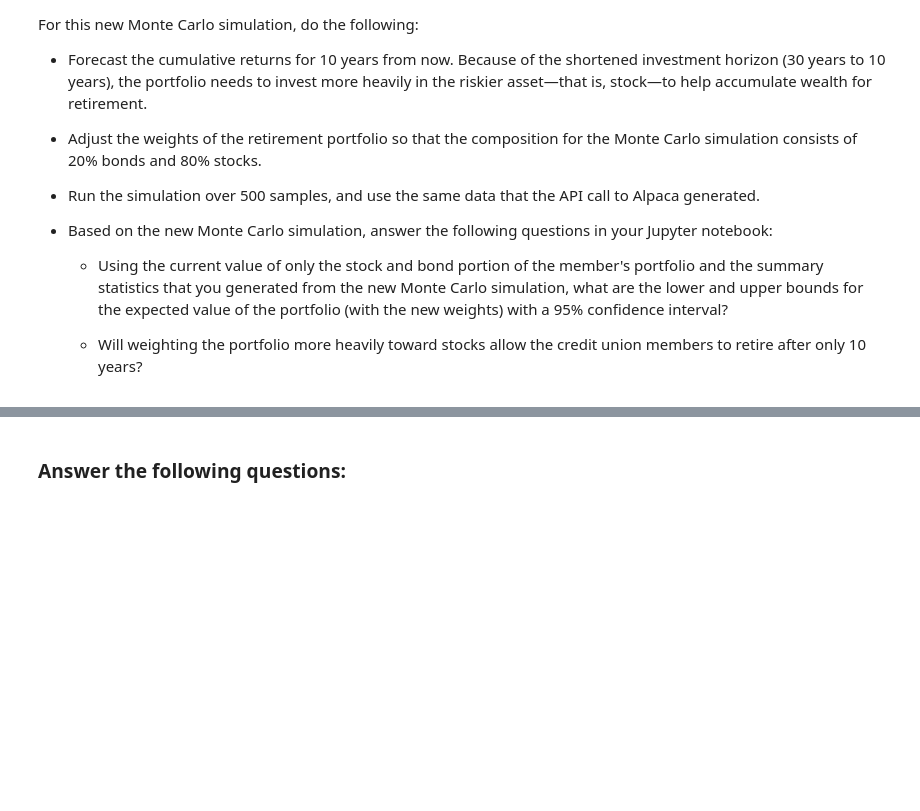
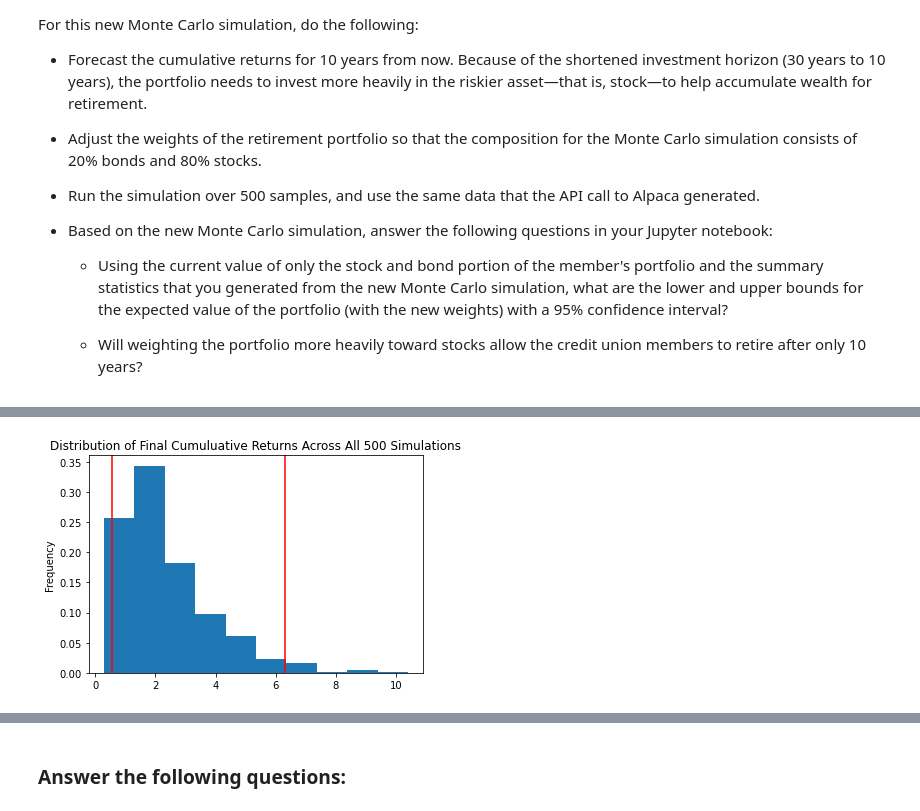
Before and after one commit to JakeWheelerGitHub/Week_5_Challenge, a Jupyter notebook: financial_planning_tools.ipynb, the cells around one changed output, grey strips where cells are left out. Saved outputs shown, nothing was run; the diff lists cells and outputs as text; code cells hidden in the pictures; blank space fills up the shorter version.

```diff
--- a/financial_planning_tools.ipynb
+++ b/financial_planning_tools.ipynb
@@ -540,7 +717,9 @@ For this new Monte Carlo simulation, do the following:
 # %%
 # Visualize the probability distribution of the 10-year Monte Carlo simulation
 # by plotting a histogram
-# YOUR CODE HERE
+mc_10_year_distribution_plot = mc_10_year.plot_distribution()
+# %% [output]
+[figure, added]
 # %%
 # Generate summary statistics from the 10-year Monte Carlo simulation results
 # Save the results as a variable
```
Also changed, not shown: parts of 17 cells of this notebook.
